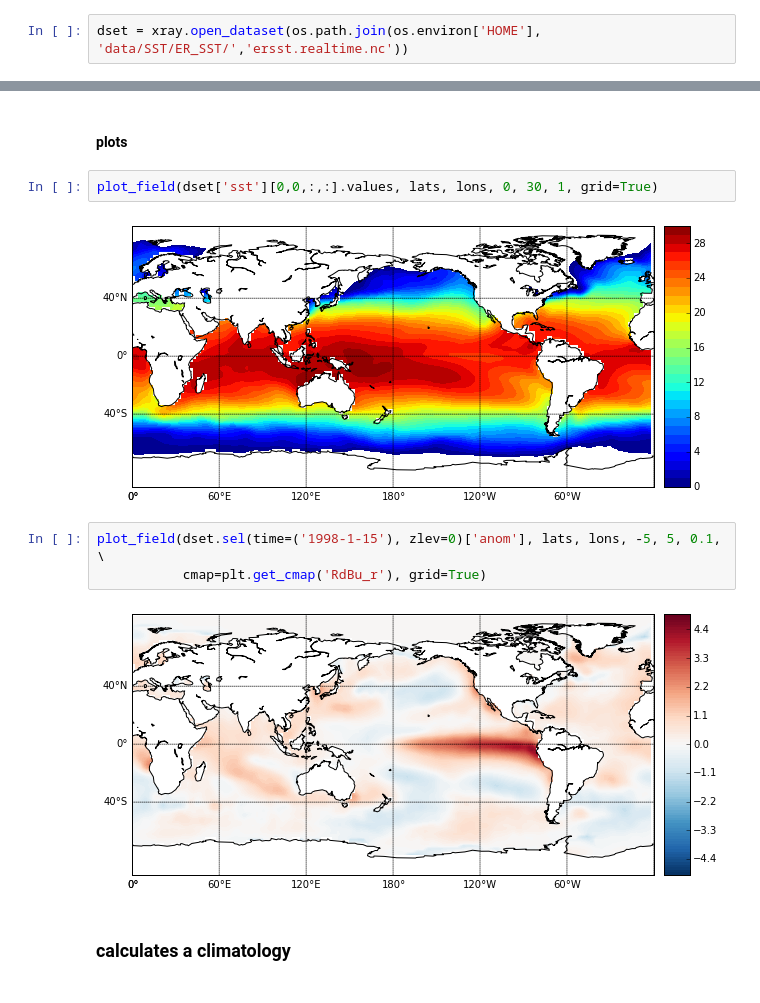
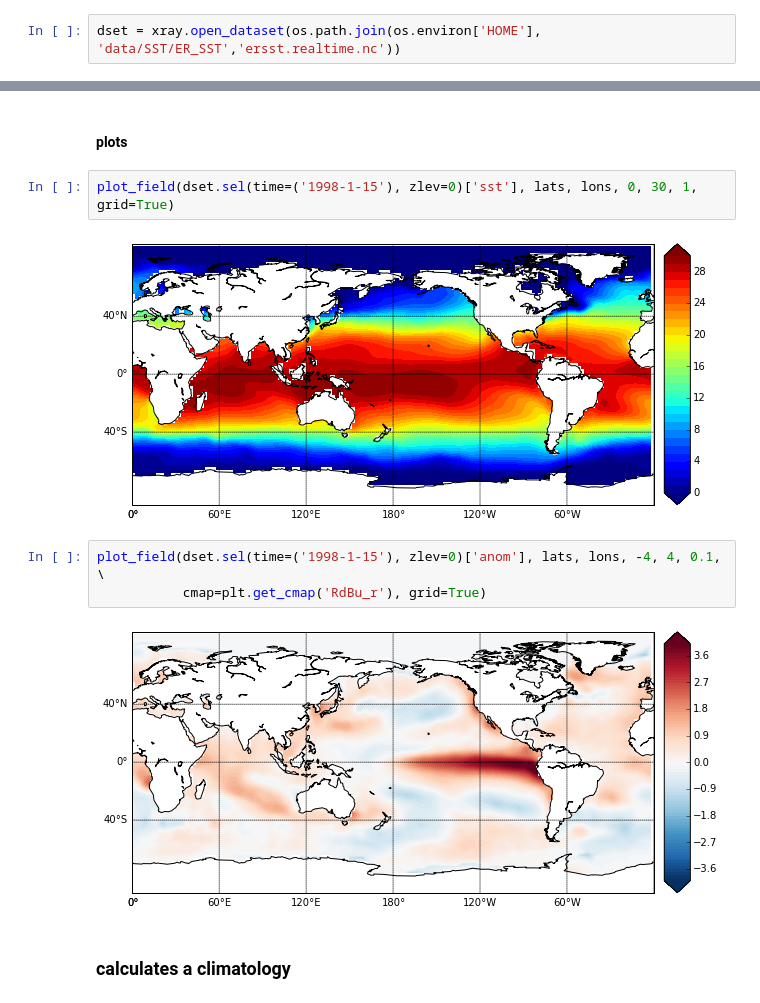
Before and after one commit to nicolasfauchereau/metocean, a Jupyter notebook: notebooks/xray.ipynb, the cells around one changed output, grey strips where cells are left out. Cells and saved outputs as stored; diff of their text form.

Commit message:
looked quickly at ERSST V4

```diff
--- a/notebooks/xray.ipynb
+++ b/notebooks/xray.ipynb
@@ -64,5 +61,5 @@ import xray
 # %%
-dset = xray.open_dataset(os.path.join(os.environ['HOME'], 'data/SST/ER_SST/','ersst.realtime.nc'))
+dset = xray.open_dataset(os.path.join(os.environ['HOME'], 'data/SST/ER_SST','ersst.realtime.nc'))
 # %% [markdown]
 dset is a [xray.Dataset](http://xray.readthedocs.org/en/stable/data-structures.html#dataset), It is a dict-like container of labeled arrays (DataArray objects) with aligned dimensions. It is designed as an in-memory representation of the data model from the netCDF file format.
 # %% [markdown]
@@ -138,14 +135,14 @@ def plot_field(X, lat, lon, vmin, vmax, step, cmap=plt.get_cmap('jet'), ax=False
 # %% [markdown]
 #### plots
 # %%
-plot_field(dset['sst'][0,0,:,:].values, lats, lons, 0, 30, 1, grid=True)
+plot_field(dset.sel(time=('1998-1-15'), zlev=0)['sst'], lats, lons, 0, 30, 1, grid=True)
 # %% [output]
-[figure, old version]
+[figure, new version]
 # %%
-plot_field(dset.sel(time=('1998-1-15'), zlev=0)['anom'], lats, lons, -5, 5, 0.1, \
+plot_field(dset.sel(time=('1998-1-15'), zlev=0)['anom'], lats, lons, -4, 4, 0.1, \
            cmap=plt.get_cmap('RdBu_r'), grid=True)
 # %% [output]
-[figure, old version]
+[figure, new version]
 # %% [markdown]
 ### calculates a climatology
 # %%
```
Also changed, not shown: parts of 17 cells of this notebook.
